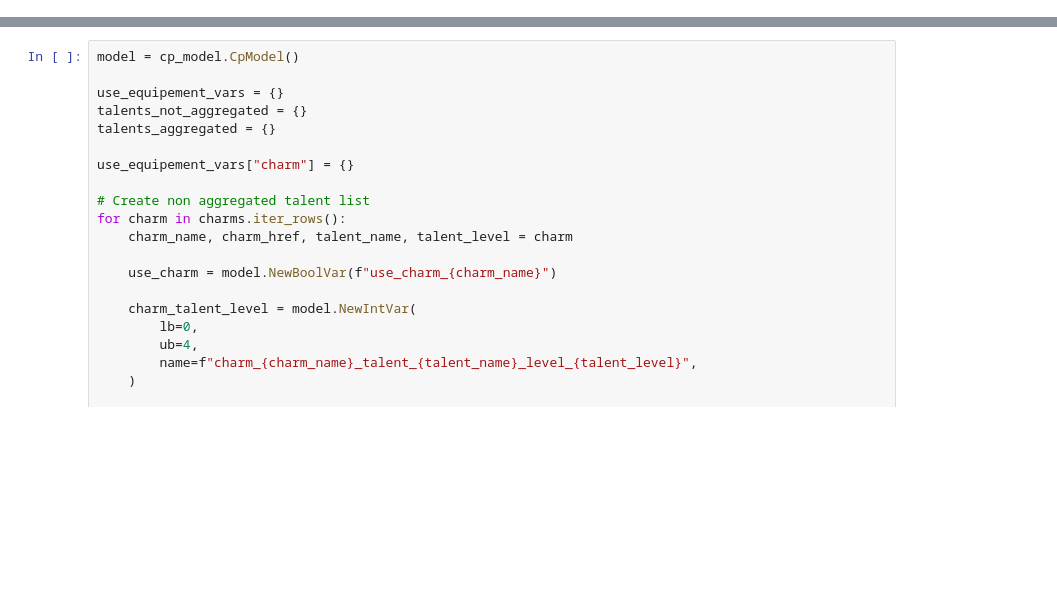
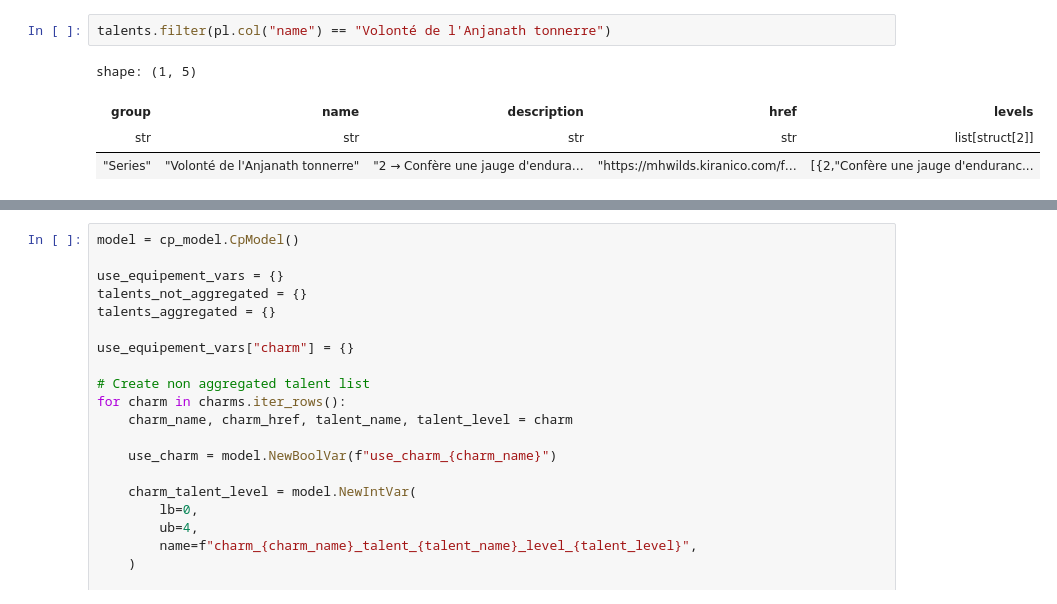
Before and after one commit to DSestu/MH-Wilds-Tools, a Jupyter notebook: dev.ipynb, the cells around one changed output, grey strips where cells are left out. Saved outputs shown, nothing was run; the diff lists cells and outputs as text; blank space fills up the shorter version.

```diff
--- a/dev.ipynb
+++ b/dev.ipynb
@@ -29,0 +378,7 @@ shape: (160, 4)
+# %%
+talents.filter(pl.col("name") == "Volonté de l'Anjanath tonnerre")
+# %% [output]
+shape: (1, 5)
+| group | name | description | href | levels |
+| str | str | str | str | list[struct[2]] |
+| "Series" | "Volonté de l'Anjanath tonnerre" | "2 → Confère une jauge d'endura… | "https://mhwilds.kiranico.com/f… | [{2,"Confère une jauge d'enduranc... |
```
Also changed, not shown: parts of 14 cells of this notebook, 6 other files.
